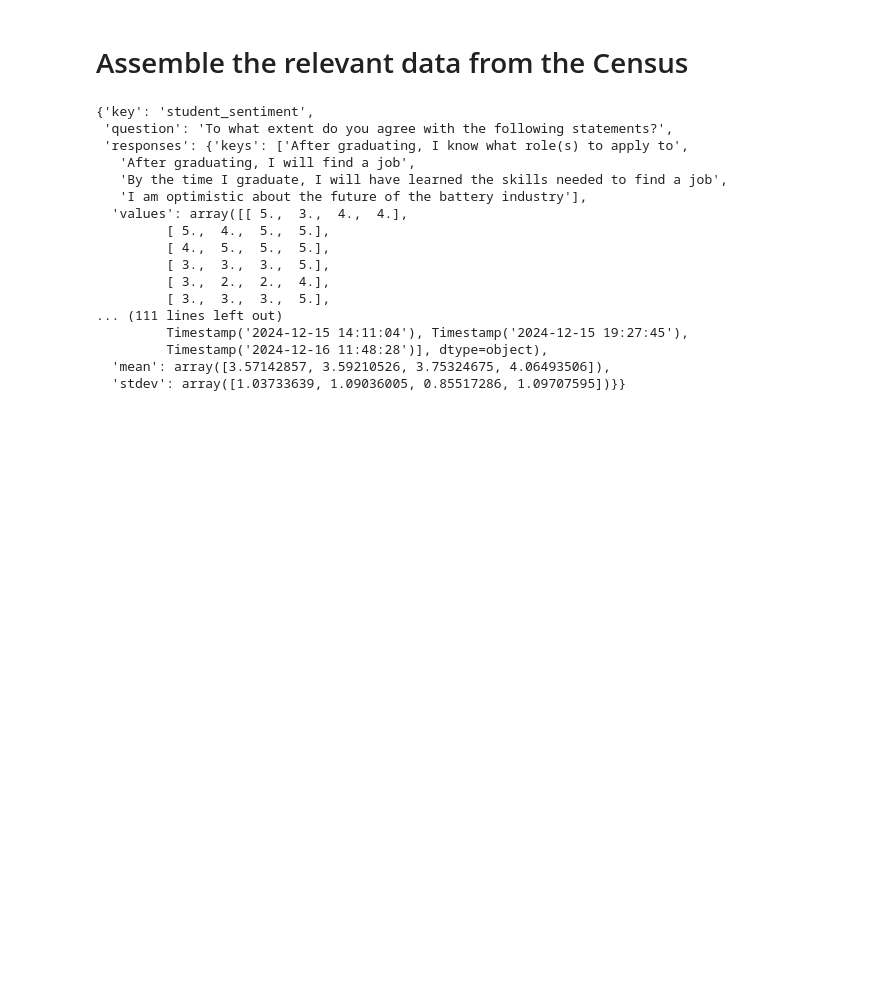
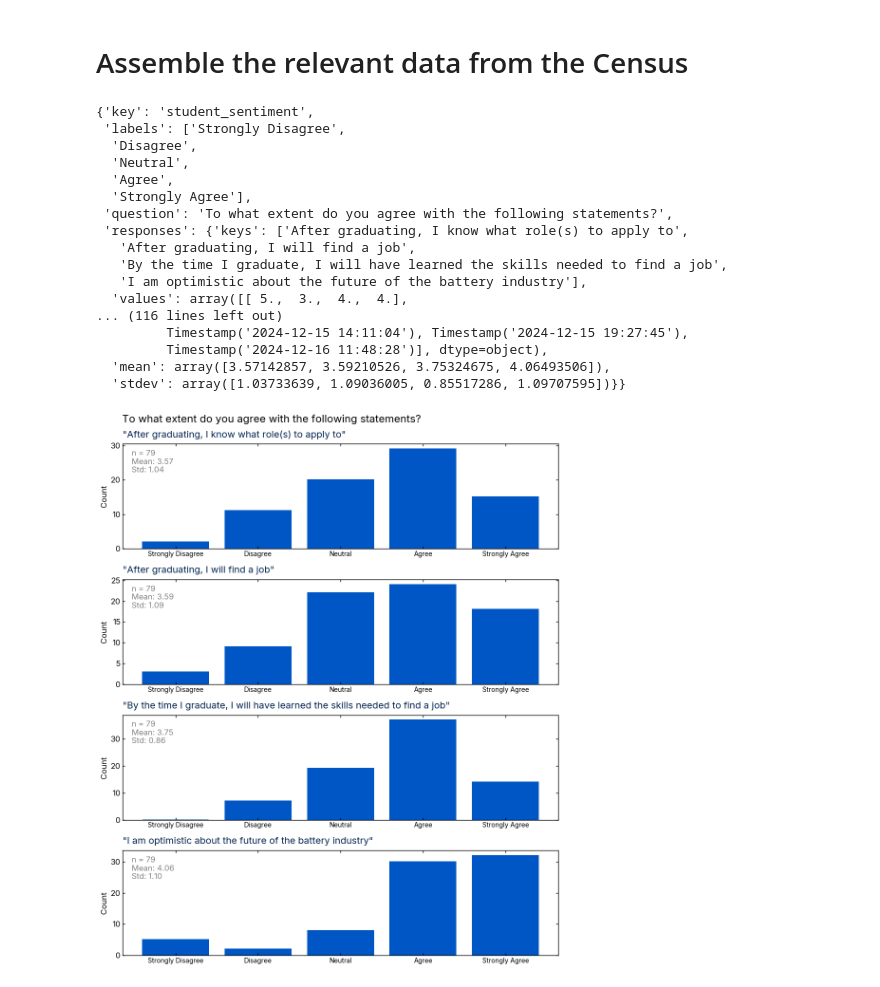
Before and after one commit to wengandrew/battery-talent-census, a Jupyter notebook: notebooks/5_sentiment_metrics_demo.ipynb, the cells around one changed output. Saved outputs shown, nothing was run; the diff lists cells and outputs as text; code cells hidden in the pictures; blank space fills up the shorter version.

Commit message:
Completed sentiment plotter code and demo

```diff
--- a/notebooks/5_sentiment_metrics_demo.ipynb
+++ b/notebooks/5_sentiment_metrics_demo.ipynb
@@ -29,56 +29,68 @@ get_ipython().run_line_magic('autoreload', '2')
 # %% [markdown]
 # Assemble the relevant data from the Census
 # %%
+plotter = Plotter()
+
 analyst = Analyst()
 analyst.load_data()
 analyst.build_respondents_list()
 # %%
 census_sentiment = {}
 census_sentiment['key'] = 'census_sentiment'
+census_sentiment['labels'] = ['Strongly Disagree', 'Disagree', 'Neutral', 'Agree', 'Strongly Agree']
 census_sentiment['question'] = 'How are you doing?'
 census_sentiment['responses'] = analyst.summarize_census_sentiment()
 
 company_satisfaction = {}
 company_satisfaction['key'] = 'company_satisfaction'
+company_satisfaction['labels'] = ['Strongly Disagree', 'Disagree', 'Neutral or N/A', 'Agree', 'Strongly Agree']
 company_satisfaction['question'] = 'To what extent do you agree with the following statements?'
 company_satisfaction['responses'] = analyst.summarize_company_satisfaction()
 
 company_skills_preparedness = {}
 company_skills_preparedness['key'] = 'company_skills_preparedness'
+company_skills_preparedness['labels'] = ['Very Unprepared', 'Unprepared', 'Neutral or N/A', 'Prepared', 'Very prepared']
 company_skills_preparedness['question'] = 'When you first started your role, how prepared did you feel?'
 company_skills_preparedness['responses'] = analyst.summarize_company_skills()['skills_preparedness_sentiment']
 
 company_retention = {}
 company_retention['key'] = 'company_retention'
+company_retention['labels'] = ['Strongly Disagree', 'Disagree', 'Neutral or N/A', 'Agree', 'Strongly Agree']
 company_retention['question'] = 'To what extent do you agree with the following statements?'
 company_retention['responses'] = analyst.summarize_company_retention()['retention_sentiment']
 
 company_benefits = {}
 company_benefits['key'] = 'company_benefits'
+company_benefits['labels'] = ['Very low', 'Low', 'Neutral', 'High', 'Very high']
 company_benefits['question'] = 'To what extent does your company prioritize the following employee well-being solutions?'
 company_benefits['responses'] = analyst.summarize_company_benefits()['benefits_priorities']
 
 student_sentiment = {}
 student_sentiment['key'] = 'student_sentiment'
+student_sentiment['labels'] = ['Strongly Disagree', 'Disagree', 'Neutral', 'Agree', 'Strongly Agree']
 student_sentiment['question'] = 'To what extent do you agree with the following statements?'
 student_sentiment['responses'] = analyst.summarize_student_sentiment()
 # %%
 student_sentiment
 # %% [output]
 {'key': 'student_sentiment',
+ 'labels': ['Strongly Disagree',
+  'Disagree',
+  'Neutral',
+  'Agree',
+  'Strongly Agree'],
  'question': 'To what extent do you agree with the following statements?',
  'responses': {'keys': ['After graduating, I know what role(s) to apply to',
    'After graduating, I will find a job',
    'By the time I graduate, I will have learned the skills needed to find a job',
    'I am optimistic about the future of the battery industry'],
   'values': array([[ 5.,  3.,  4.,  4.],
-         [ 5.,  4.,  5.,  5.],
-         [ 4.,  5.,  5.,  5.],
-         [ 3.,  3.,  3.,  5.],
-         [ 3.,  2.,  2.,  4.],
-         [ 3.,  3.,  3.,  5.],
-... (111 lines left out)
+... (116 lines left out)
          Timestamp('2024-12-15 14:11:04'), Timestamp('2024-12-15 19:27:45'),
          Timestamp('2024-12-16 11:48:28')], dtype=object),
   'mean': array([3.57142857, 3.59210526, 3.75324675, 4.06493506]),
   'stdev': array([1.03733639, 1.09036005, 0.85517286, 1.09707595])}}
+# %%
+plotter.make_sentiment_plot(student_sentiment)
+# %% [output]
+[figure, added]
```
Also changed, not shown: 7 other files.
